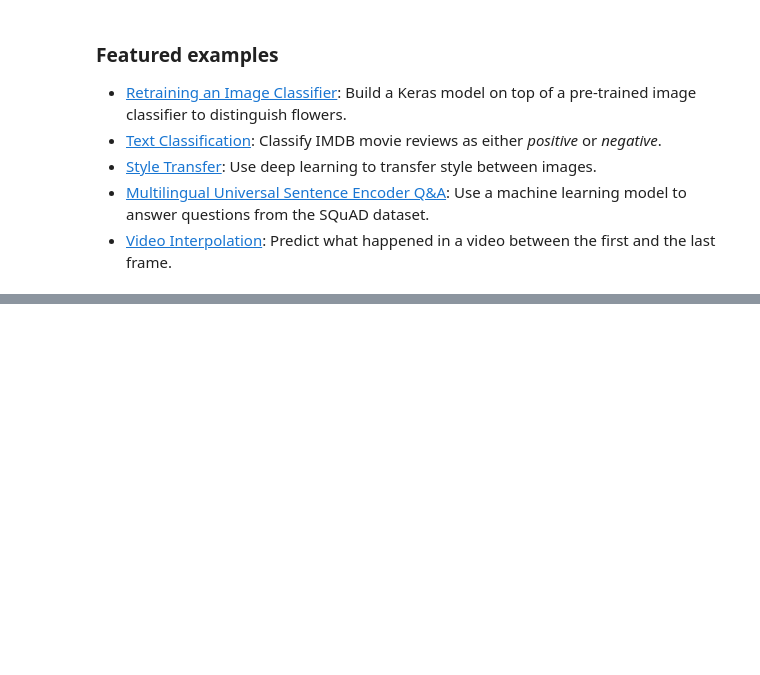
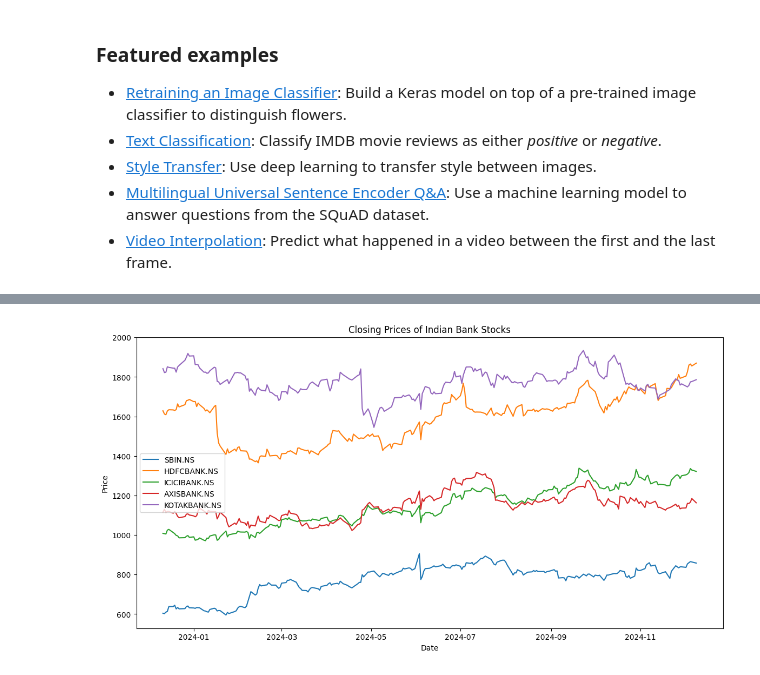
Before and after one commit to prk1010/Assignment_01, a Jupyter notebook: Welcome_To_Colab.ipynb, the cells around one changed output, grey strips where cells are left out. Cells and saved outputs as stored; diff of their text form; code cells hidden in the pictures; blank space fills up the shorter version.

```diff
--- a/Welcome_To_Colab.ipynb
+++ b/Welcome_To_Colab.ipynb
@@ -357,0 +207,16 @@ Password is invalid.
+# %%
+import yfinance as yf
+import pandas as pd
+import numpy as np
+import matplotlib.pyplot as plt
+import seaborn as sns
+from scipy.stats import skew, kurtosis
+
+# Define the stock symbols for Indian banks
+stocks = ['SBIN.NS', 'HDFCBANK.NS', 'ICICIBANK.NS', 'AXISBANK.NS', 'KOTAKBANK.NS']
+
+# Download historical daily data for the specified date range
+data = yf.download(stocks, start='2023-12-10', end='2024-12-10', interval='1d')['Adj Close']
+
+# Display the first few rows of data
+print(data.head())
@@ -357,0 +282,11 @@ Password is invalid.
+# %%
+plt.figure(figsize=(14, 7))
+for stock in stocks:
+    plt.plot(data[stock], label=stock)
+plt.title('Closing Prices of Indian Bank Stocks')
+plt.xlabel('Date')
+plt.ylabel('Price')
+plt.legend()
+plt.show()
+# %% [output]
+[figure, added]
```
Also changed, not shown: parts of 11 cells of this notebook.
